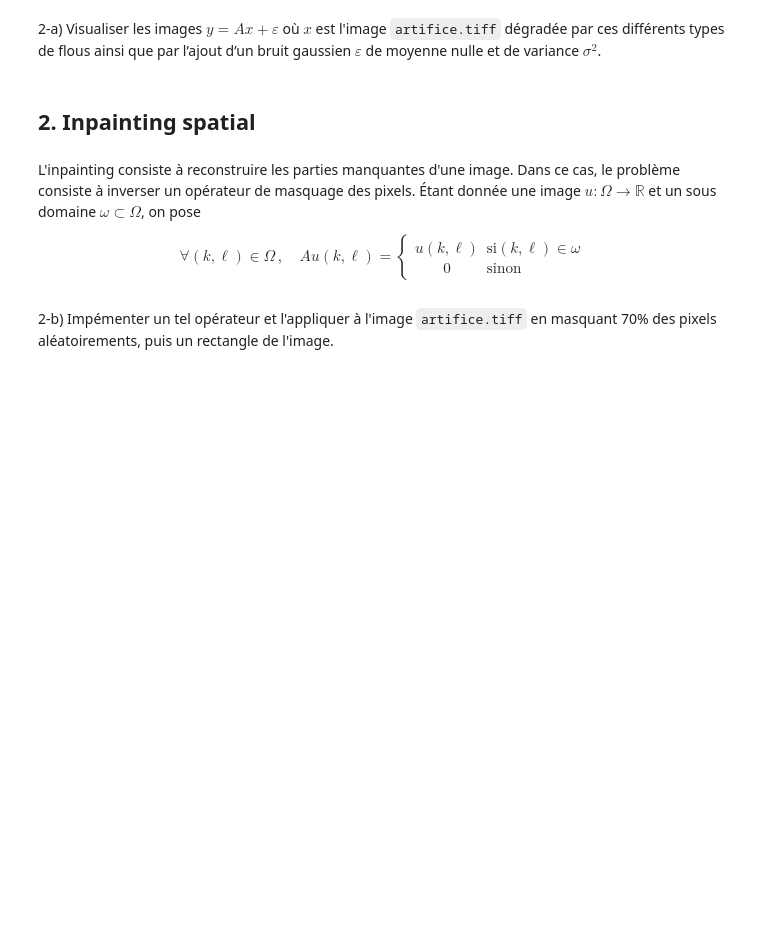
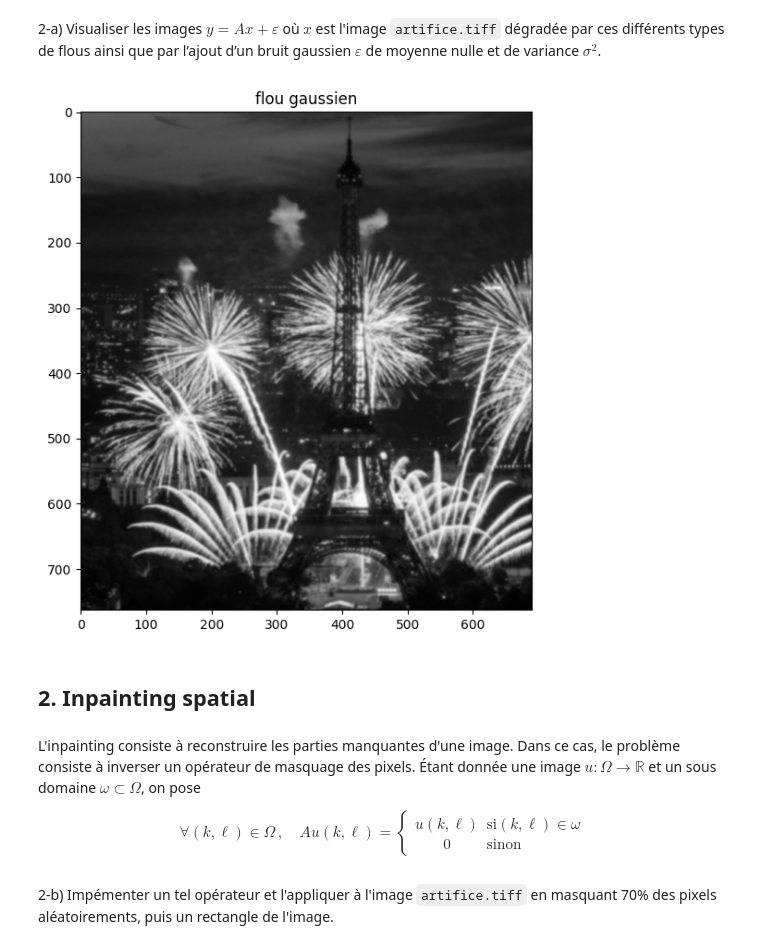
Before and after one commit to sinskid/probleme_inverse, a Jupyter notebook: tp1/TP1.ipynb, the cells around one changed output. Cells and saved outputs as stored; diff of their text form; code cells hidden in the pictures; blank space fills up the shorter version.

```diff
--- a/tp1/TP1.ipynb
+++ b/tp1/TP1.ipynb
@@ -44,0 +47,14 @@ def convol2D(u,h):
+# %%
+def convol2D(u,h):
+
+    h = np.atleast_2d(h)
+    mx , my = (h.shape[0] - 1)//2 , (h.shape[1] - 1)//2
+    nx , ny = u.shape[0] , u.shape[1]
+    A = np.zeros((nx-2*mx,ny-2*my))
+    h_flip = np.flipud(np.fliplr(h))
+
+    for k in range(A.shape[0]):
+        for l in range(A.shape[1]):
+            patch = u[k:k+2*mx+1,l:l+2*my+1]
+            A[k,l] = np.sum(patch * h_flip)
+    return A
@@ -116,3 +143,19 @@ plt.title('flou de defocus')
+# %%
+def bruitage(image,sigma = 1):
+    nx , ny = image.shape[0] , image.shape[1]
+    eps = np.random.normal(loc = 0, scale = sigma, size = (nx , ny))
+    return eps
+# %%
+A = convol2D(im,h_gaussian)
+image_bruitee = bruitage(A,sigma=1) + A
+# %%
+fig = plt.figure(figsize=(7,7))
+plt.imshow(h_gaussian,cmap='gray',interpolation='none')
+plt.title('flou gaussien')
+plt.imshow(image_bruitee,cmap='gray')
+plt.show()
+# %% [output]
+[figure, added]
 # %% [markdown]
 ## 2. Inpainting spatial
 # %% [markdown]
```
Also changed, not shown: parts of 16 cells of this notebook.
